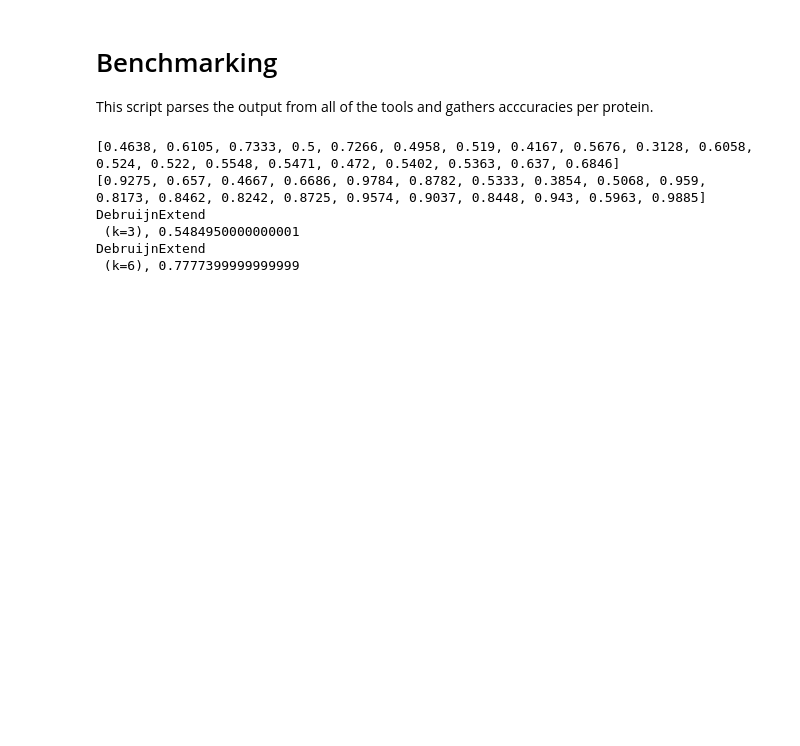
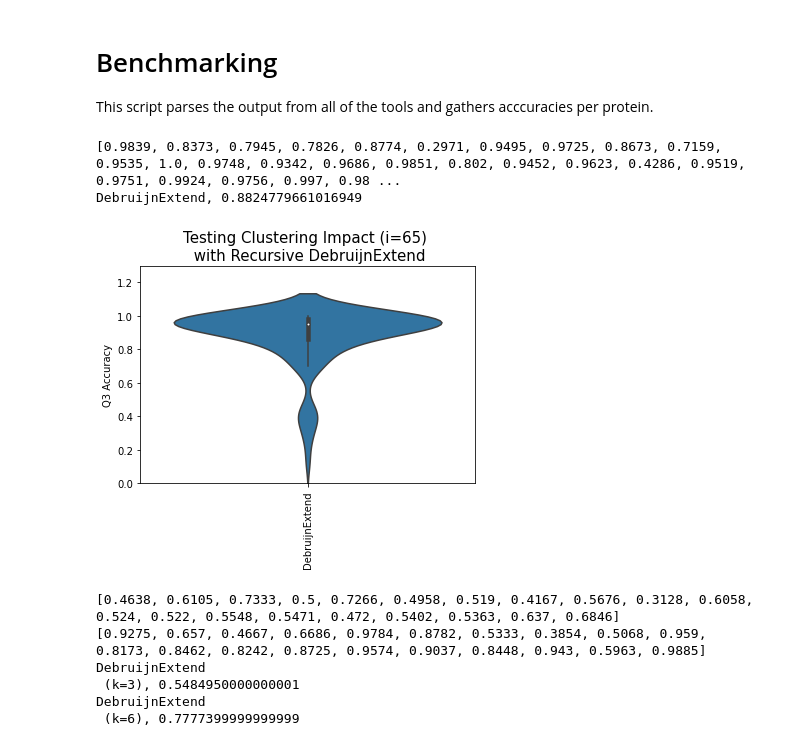
Before and after one commit to Dreycey/DebruijnExtend, a Jupyter notebook: src/py_notebooks/benchmarkinig_analysis.ipynb, the cells around one changed output. Drawn from its saved outputs; the diff is of its cells as text; code cells hidden in the pictures; blank space fills up the shorter version.

```diff
--- a/src/py_notebooks/benchmarkinig_analysis.ipynb
+++ b/src/py_notebooks/benchmarkinig_analysis.ipynb
@@ -470,6 +515,29 @@ def plot_structureLengthsDistances(tool_results: Dict[str, Dict[str,str]],
 # Benchmarking
 
 This script parses the output from all of the tools and gathers acccuracies per protein.
+# %%
+prev_path = "../../benchmarking/tools/"
+
+########
+# obtan results dictionaries.
+########
+multi_input_results = {}
+TOOL_COLORS = ["#79addc", "#fcac5d", "#89d2a3", "#f25757"]
+bench_suffix = "FinalizedBenchmarking_k6"
+debExt_dir_3 = prev_path+"debext_"+bench_suffix
+debExt_dir = parse_dir(debExt_dir_3, prev_path+"TESTING_FINALTESTS.csv", parser_function=parser_debext)
+multi_input_results[f"DebruijnExtend"] = debExt_dir
+
+print(debExt_dir.accuracy)
+# Create figure per run
+plot_bar(multi_input_results,
+             title_size=15,
+             axis_size=10,
+             title=f"Testing Clustering Impact (i={identity_cut}) \n with Recursive DebruijnExtend")
+# %% [output]
+[0.9839, 0.8373, 0.7945, 0.7826, 0.8774, 0.2971, 0.9495, 0.9725, 0.8673, 0.7159, 0.9535, 1.0, 0.9748, 0.9342, 0.9686, 0.9851, 0.802, 0.9452, 0.9623, 0.4286, 0.9519, 0.9751, 0.9924, 0.9756, 0.997, 0.98 ...
+DebruijnExtend, 0.8824779661016949
+[figure, added]
 # %%
 prev_path = "../../benchmarking/tools/"
 
```
Also changed, not shown: parts of 9 cells of this notebook, 2 other files.
